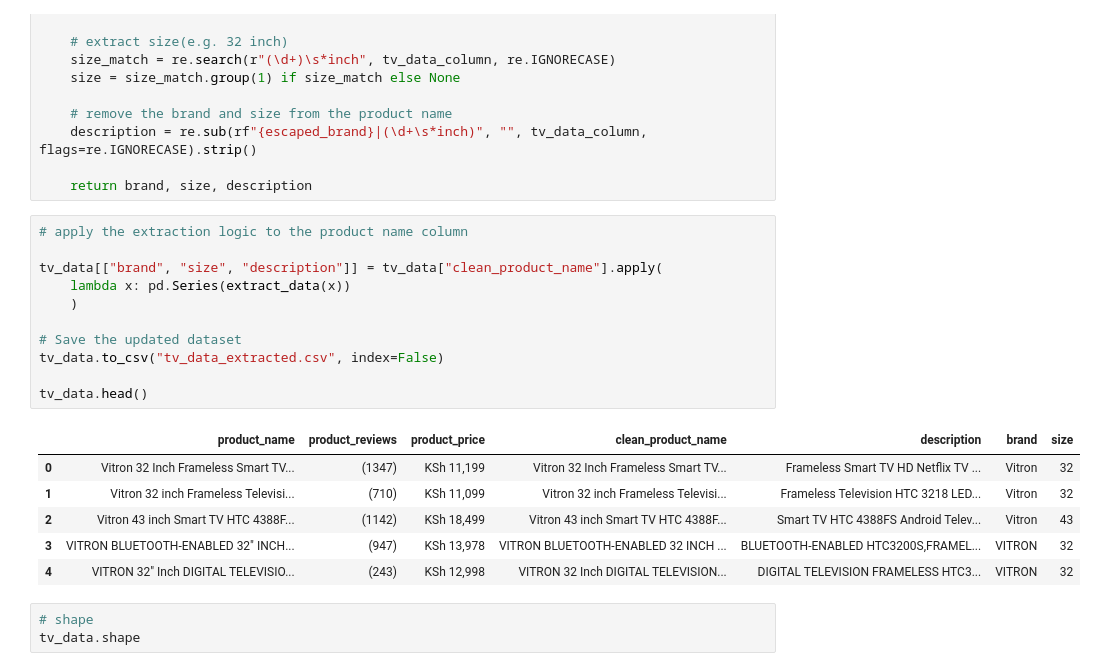
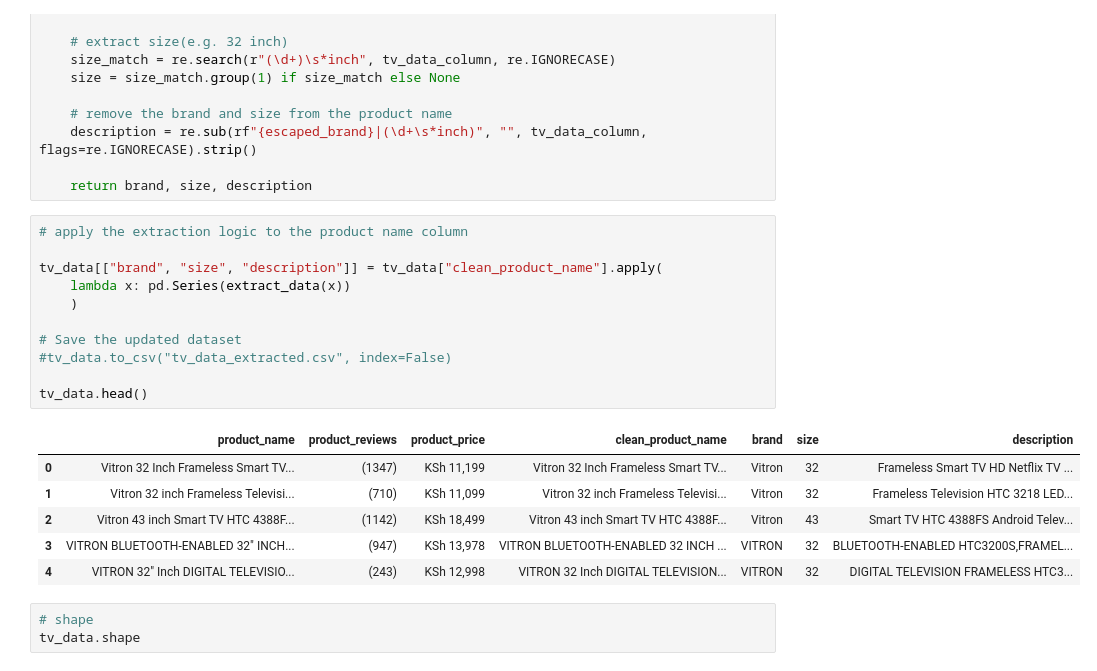
Before and after one commit to HannahMwende/E-commerce-products-analysis, a Jupyter notebook: tv_cleaning.ipynb, the cells around one changed output. Saved outputs shown, nothing was run; the diff lists cells and outputs as text.

```diff
--- a/tv_cleaning.ipynb
+++ b/tv_cleaning.ipynb
@@ -65,21 +66,21 @@ def extract_data(tv_data_column):
 # %%
 # apply the extraction logic to the product name column
 
 tv_data[["brand", "size", "description"]] = tv_data["clean_product_name"].apply(
     lambda x: pd.Series(extract_data(x))
     )
 
 # Save the updated dataset
-tv_data.to_csv("tv_data_extracted.csv", index=False)
+#tv_data.to_csv("tv_data_extracted.csv", index=False)
 
 tv_data.head()
 # %% [output]
-|  | product_name | product_reviews | product_price | clean_product_name | description | brand | size |
-| 0 | Vitron 32 Inch Frameless Smart TV... | (1347) | KSh 11,199 | Vitron 32 Inch Frameless Smart TV... | Frameless Smart TV HD Netflix TV ... | Vitron | 32 |
-| 1 | Vitron 32 inch Frameless Televisi... | (710) | KSh 11,099 | Vitron 32 inch Frameless Televisi... | Frameless Television HTC 3218 LED... | Vitron | 32 |
-| 2 | Vitron 43 inch Smart TV HTC 4388F... | (1142) | KSh 18,499 | Vitron 43 inch Smart TV HTC 4388F... | Smart TV HTC 4388FS Android Telev... | Vitron | 43 |
-| 3 | VITRON BLUETOOTH-ENABLED 32" INCH... | (947) | KSh 13,978 | VITRON BLUETOOTH-ENABLED 32 INCH ... | BLUETOOTH-ENABLED HTC3200S,FRAMEL... | VITRON | 32 |
-| 4 | VITRON 32" Inch DIGITAL TELEVISIO... | (243) | KSh 12,998 | VITRON 32 Inch DIGITAL TELEVISION... | DIGITAL TELEVISION FRAMELESS HTC3... | VITRON | 32 |
+|  | product_name | product_reviews | product_price | clean_product_name | brand | size | description |
+| 0 | Vitron 32 Inch Frameless Smart TV... | (1347) | KSh 11,199 | Vitron 32 Inch Frameless Smart TV... | Vitron | 32 | Frameless Smart TV HD Netflix TV ... |
+| 1 | Vitron 32 inch Frameless Televisi... | (710) | KSh 11,099 | Vitron 32 inch Frameless Televisi... | Vitron | 32 | Frameless Television HTC 3218 LED... |
+| 2 | Vitron 43 inch Smart TV HTC 4388F... | (1142) | KSh 18,499 | Vitron 43 inch Smart TV HTC 4388F... | Vitron | 43 | Smart TV HTC 4388FS Android Telev... |
+| 3 | VITRON BLUETOOTH-ENABLED 32" INCH... | (947) | KSh 13,978 | VITRON BLUETOOTH-ENABLED 32 INCH ... | VITRON | 32 | BLUETOOTH-ENABLED HTC3200S,FRAMEL... |
+| 4 | VITRON 32" Inch DIGITAL TELEVISIO... | (243) | KSh 12,998 | VITRON 32 Inch DIGITAL TELEVISION... | VITRON | 32 | DIGITAL TELEVISION FRAMELESS HTC3... |
 # %%
 # shape
 tv_data.shape
```
Also changed, not shown: parts of 15 cells of this notebook, 2 other files.
